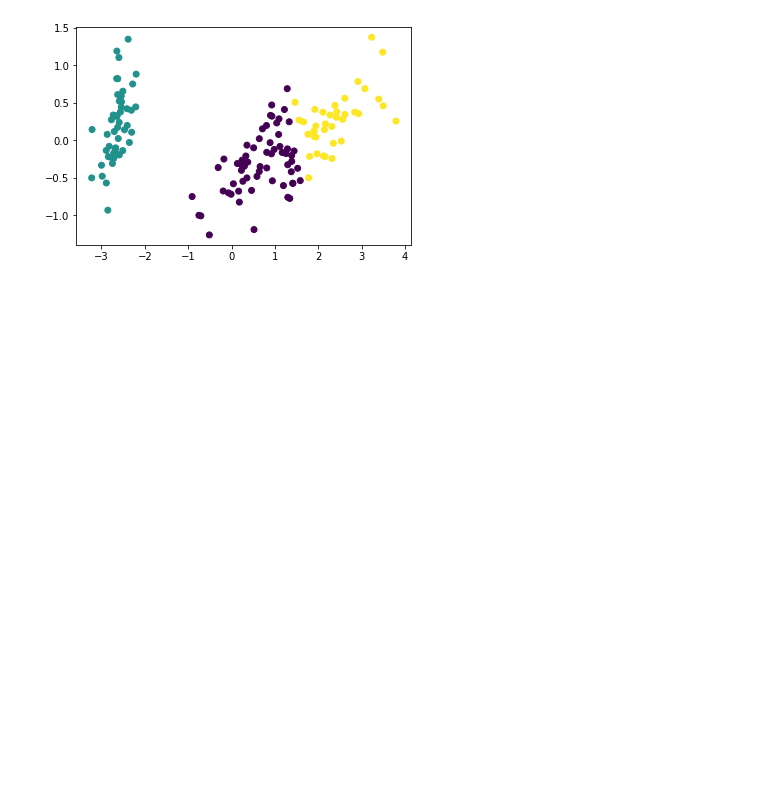
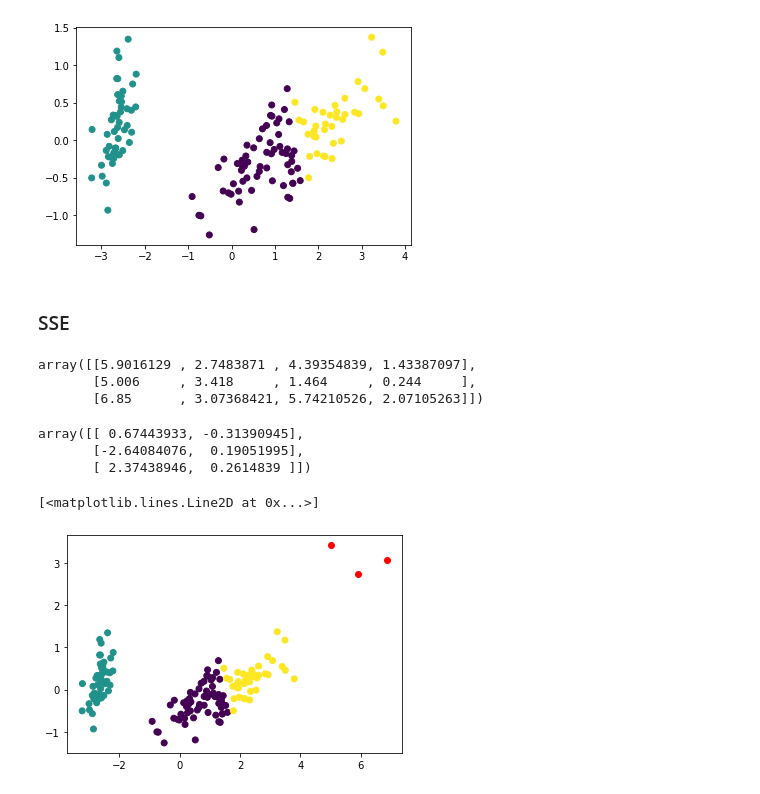
Before and after one commit to Umaporn19/multivariate, a Jupyter notebook: Chapter_6_Cluster_Analysis.ipynb, the cells around one changed output. Cells and saved outputs as stored; diff of their text form; code cells hidden in the pictures; blank space fills up the shorter version.

```diff
--- a/Chapter_6_Cluster_Analysis.ipynb
+++ b/Chapter_6_Cluster_Analysis.ipynb
@@ -109,3 +104,5 @@ plt.scatter(new_pca[:,0],new_pca[:,1],c=y)
 # %% [output]
 <matplotlib.collections.PathCollection at 0x...>
 [figure]
+# %% [markdown]
+### SSE
@@ -111,0 +113,6 @@ plt.scatter(new_pca[:,0],new_pca[:,1],c=y)
+# %%
+kmeans.cluster_centers_
+# %% [output]
+array([[5.9016129 , 2.7483871 , 4.39354839, 1.43387097],
+       [5.006     , 3.418     , 1.464     , 0.244     ],
+       [6.85      , 3.07368421, 5.74210526, 2.07105263]])
@@ -111,0 +122,13 @@ plt.scatter(new_pca[:,0],new_pca[:,1],c=y)
+# %%
+new_cluster_center
+# %% [output]
+array([[ 0.67443933, -0.31390945],
+       [-2.64084076,  0.19051995],
+       [ 2.37438946,  0.2614839 ]])
+# %%
+plt.scatter(new_pca[:,0],new_pca[:,1],c=y)
+plt.plot(kmeans.cluster_centers_[:,0],kmeans.cluster_centers_[:,1],'or')
+# ยังไม่เสร็จ อาจารย์บอกจะมาต่อ
+# %% [output]
+[<matplotlib.lines.Line2D at 0x...>]
+[figure, added]
```
Also changed, not shown: parts of 19 cells of this notebook.
